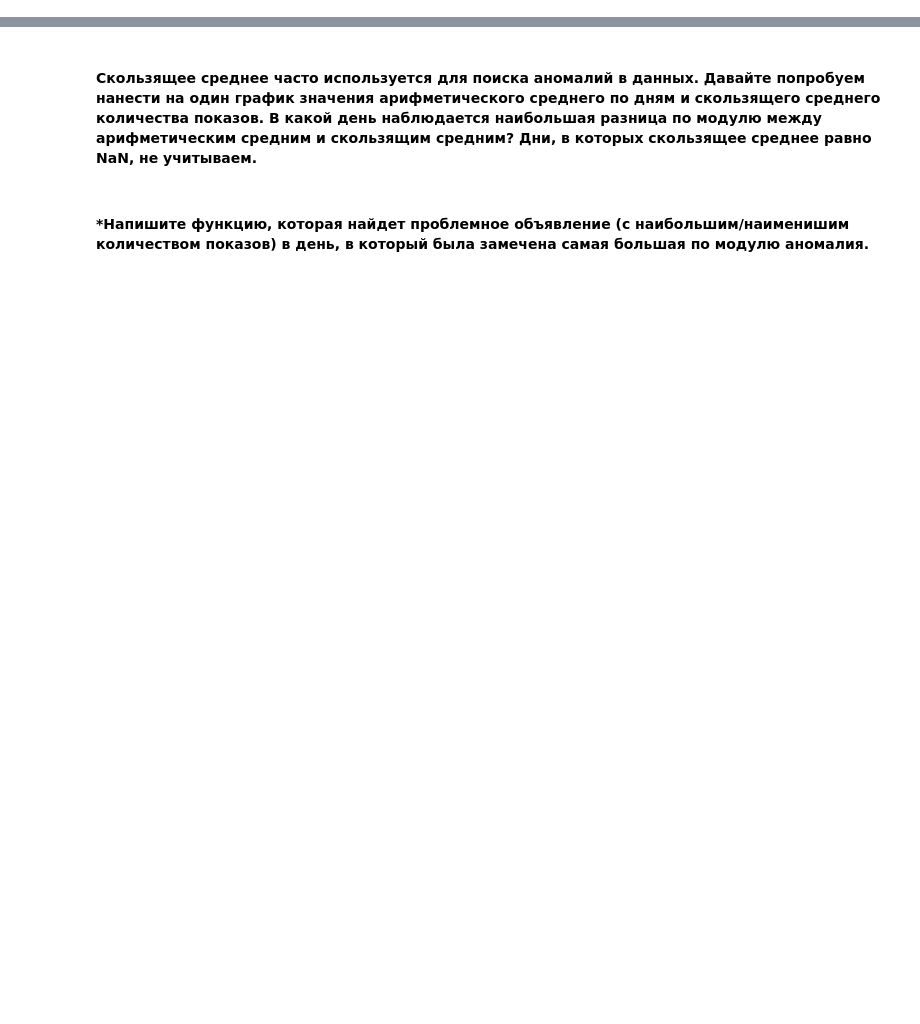
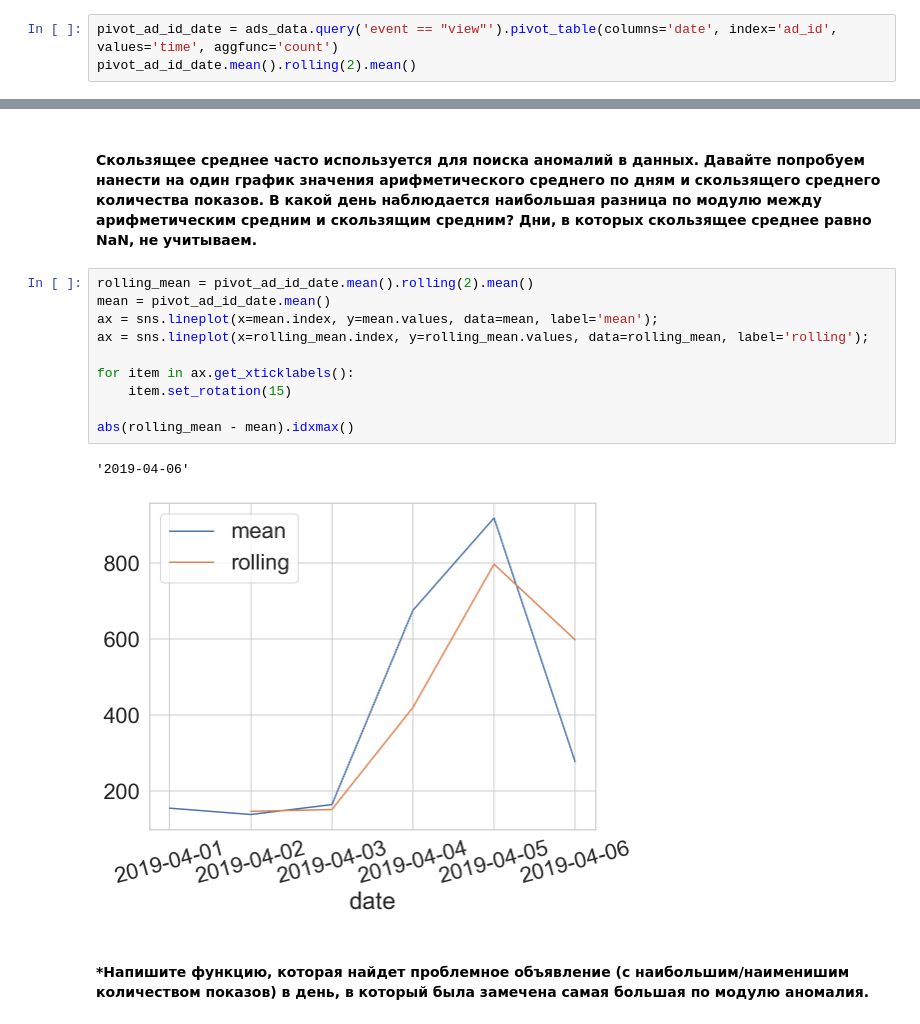
Before and after one commit to qeumo/study, a Jupyter notebook: karpov_DataAnalytic/practice_6_2.ipynb, the cells around one changed output, grey strips where cells are left out. Cells and saved outputs as stored; diff of their text form; blank space fills up the shorter version.

```diff
--- a/karpov_DataAnalytic/practice_6_2.ipynb
+++ b/karpov_DataAnalytic/practice_6_2.ipynb
@@ -129,0 +141,3 @@ views_on_ads#.rolling(2, on='ad_id').mean()
+# %%
+pivot_ad_id_date = ads_data.query('event == "view"').pivot_table(columns='date', index='ad_id', values='time', aggfunc='count')
+pivot_ad_id_date.mean().rolling(2).mean()
@@ -130,4 +153,17 @@ views_on_ads#.rolling(2, on='ad_id').mean()
 # %% [markdown]
 #### Скользящее среднее часто используется для поиска аномалий в данных. Давайте попробуем нанести на один график значения арифметического среднего по дням и скользящего среднего количества показов. В какой день наблюдается наибольшая разница по модулю между арифметическим средним и скользящим средним? Дни, в которых скользящее среднее равно NaN, не учитываем.
+# %%
+rolling_mean = pivot_ad_id_date.mean().rolling(2).mean()
+mean = pivot_ad_id_date.mean()
+ax = sns.lineplot(x=mean.index, y=mean.values, data=mean, label='mean');
+ax = sns.lineplot(x=rolling_mean.index, y=rolling_mean.values, data=rolling_mean, label='rolling');
+
+for item in ax.get_xticklabels():
+    item.set_rotation(15)
+
+abs(rolling_mean - mean).idxmax()
+# %% [output]
+'2019-04-06'
+[figure, added]
 # %% [markdown]
 #### *Напишите функцию, которая найдет проблемное объявление (с наибольшим/наименишим количеством показов) в день, в который была замечена самая большая по модулю аномалия.
```
Also changed, not shown: parts of 18 cells of this notebook.
